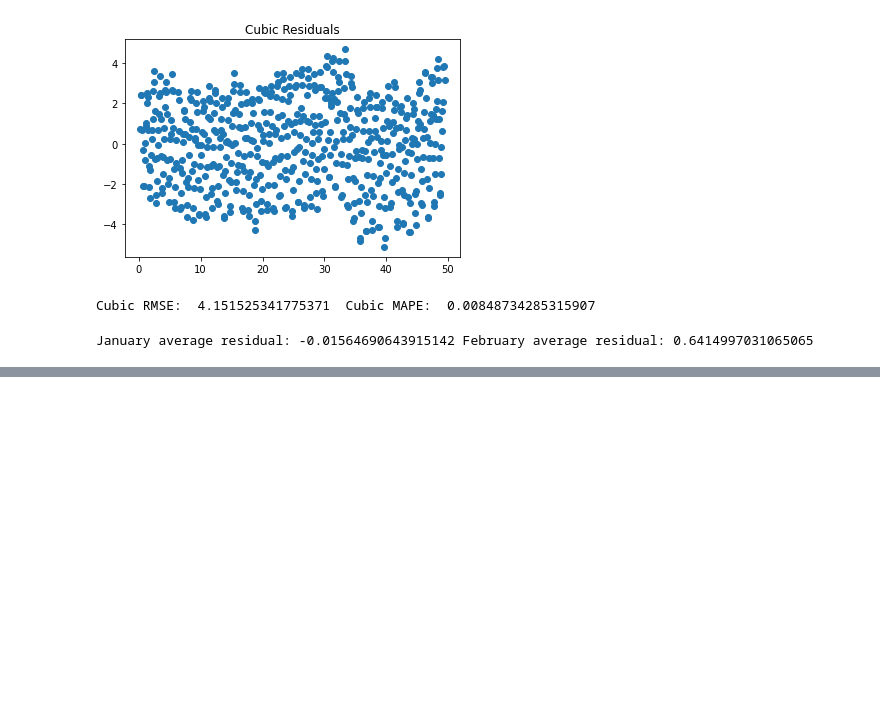
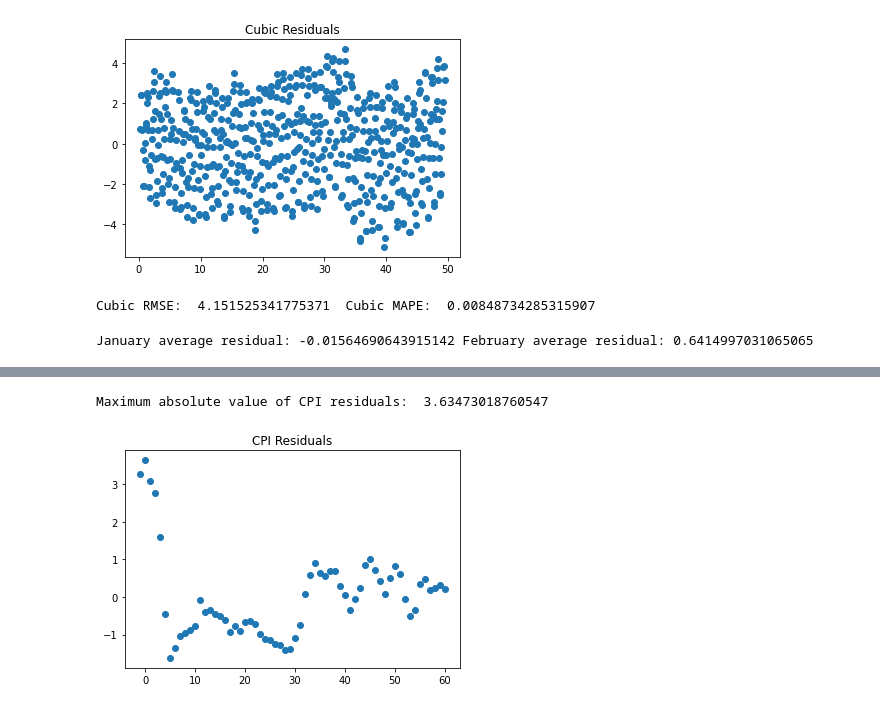
Before and after one commit to jaseidel/MITx_Analytics_Time_Series, a Jupyter notebook: Project_4.ipynb, the cells around one changed output, grey strips where cells are left out. Cells and saved outputs as stored; diff of their text form; code cells hidden in the pictures; blank space fills up the shorter version.

```diff
--- a/Project_4.ipynb
+++ b/Project_4.ipynb
@@ -163,0 +244,13 @@ January average residual: -0.01564690643915142 February average residual: 0.6414
+# %%
+#Subtract these from the actual CPI to get the residual values
+Residuals_cpi = Y_train_cpi - Y_predict_cpi
+
+#Plot the residuals
+plt.title("CPI Residuals")
+plt.scatter(X_train_cpi, Residuals_cpi)
+
+#Print the maximum absolute value
+print('Maximum absolute value of CPI residuals: ', np.max(np.abs(Residuals_cpi)))
+# %% [output]
+Maximum absolute value of CPI residuals:  3.63473018760547
+[figure, added]
```
Also changed, not shown: parts of 14 cells of this notebook.
